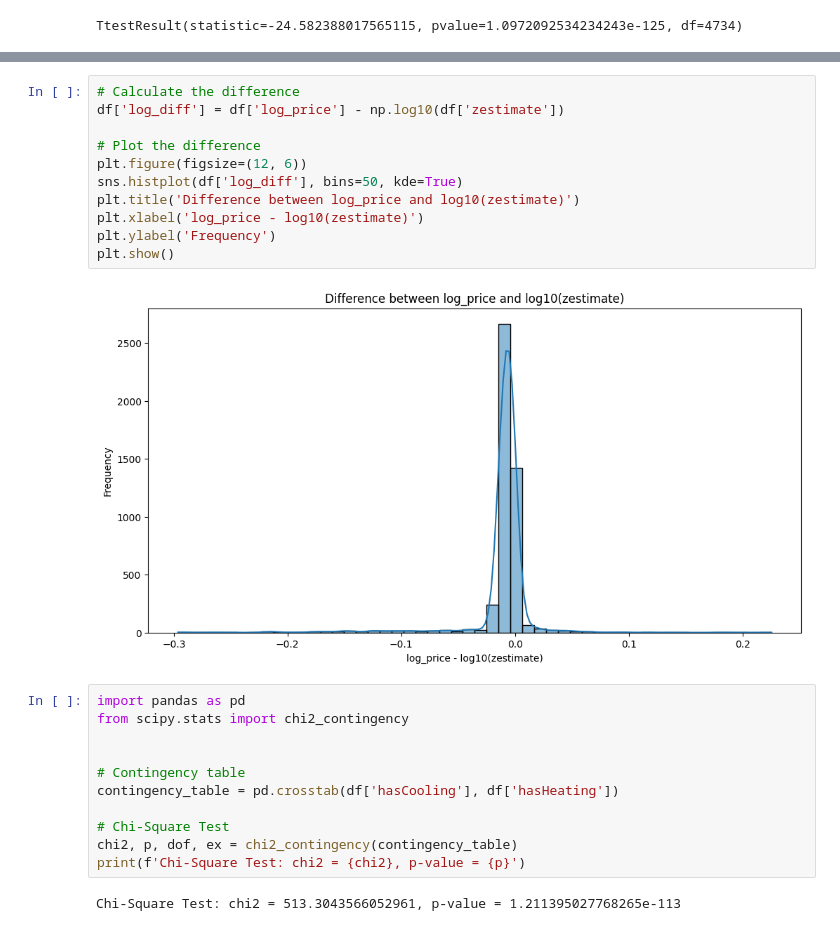
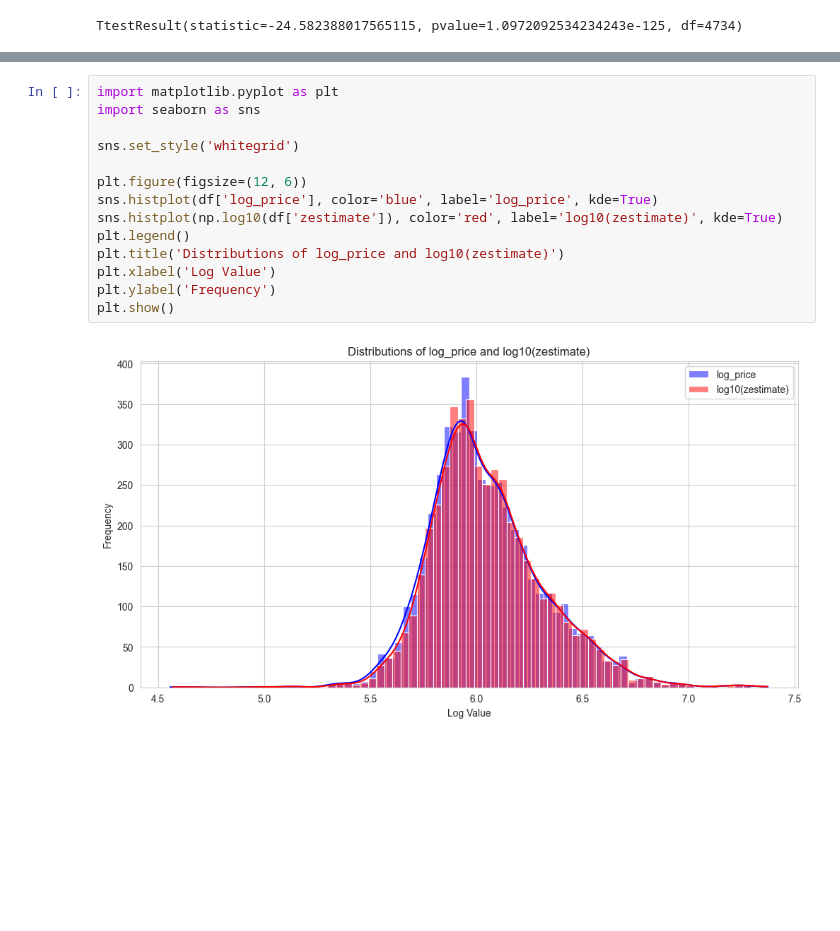
Before and after one commit to MAmin-y/House-price-analysis-and-prediction-LA-2024, a Jupyter notebook: tests.ipynb, the cells around one changed output, grey strips where cells are left out. Saved outputs shown, nothing was run; the diff lists cells and outputs as text; blank space fills up the shorter version.

Commit message:
Code and perform tests

```diff
--- a/tests.ipynb
+++ b/tests.ipynb
@@ -211,26 +69,16 @@ plt.show()
-# %%
-# Calculate the difference
-df['log_diff'] = df['log_price'] - np.log10(df['zestimate'])
-
-# Plot the difference
-plt.figure(figsize=(12, 6))
-sns.histplot(df['log_diff'], bins=50, kde=True)
-plt.title('Difference between log_price and log10(zestimate)')
-plt.xlabel('log_price - log10(zestimate)')
-plt.ylabel('Frequency')
-plt.show()
-# %% [output]
-[figure, removed]
-# %%
-import pandas as pd
-from scipy.stats import chi2_contingency
-
-
-# Contingency table
-contingency_table = pd.crosstab(df['hasCooling'], df['hasHeating'])
-
-# Chi-Square Test
-chi2, p, dof, ex = chi2_contingency(contingency_table)
-print(f'Chi-Square Test: chi2 = {chi2}, p-value = {p}')
-# %% [output]
-Chi-Square Test: chi2 = 513.3043566052961, p-value = 1.211395027768265e-113
+# %%
+import matplotlib.pyplot as plt
+import seaborn as sns
+
+sns.set_style('whitegrid')
+
+plt.figure(figsize=(12, 6))
+sns.histplot(df['log_price'], color='blue', label='log_price', kde=True)
+sns.histplot(np.log10(df['zestimate']), color='red', label='log10(zestimate)', kde=True)
+plt.legend()
+plt.title('Distributions of log_price and log10(zestimate)')
+plt.xlabel('Log Value')
+plt.ylabel('Frequency')
+plt.show()
+# %% [output]
+[figure, added]
```
Also changed, not shown: parts of 57 cells of this notebook.
